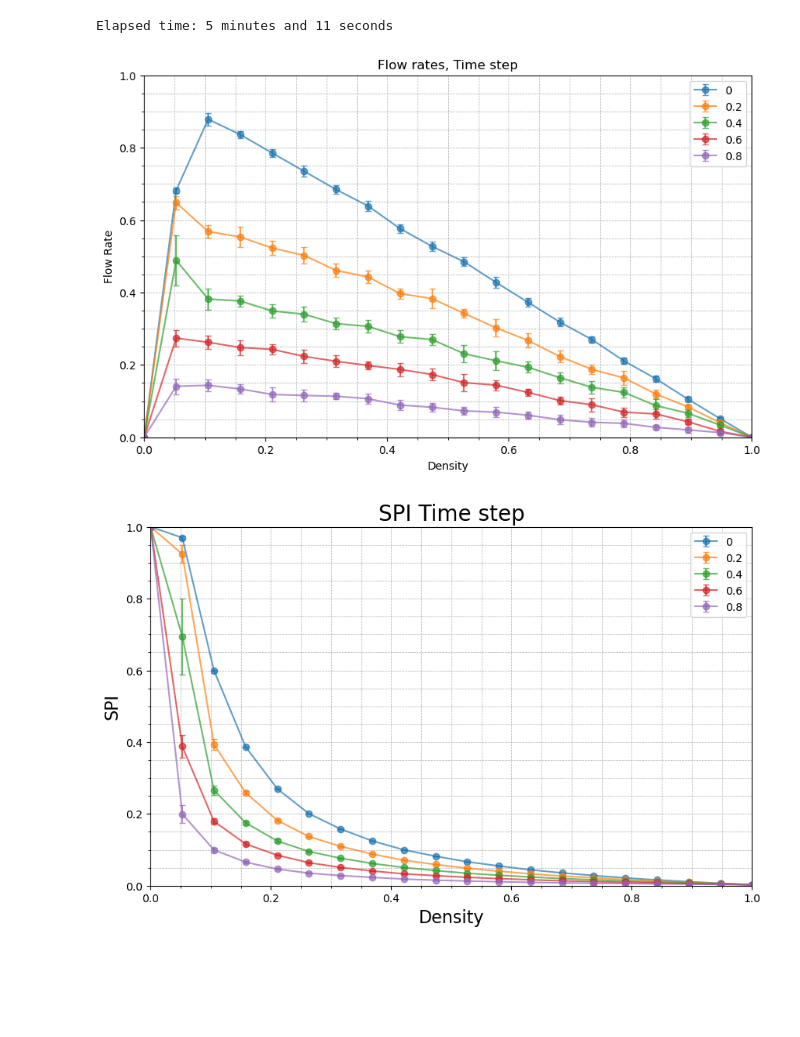
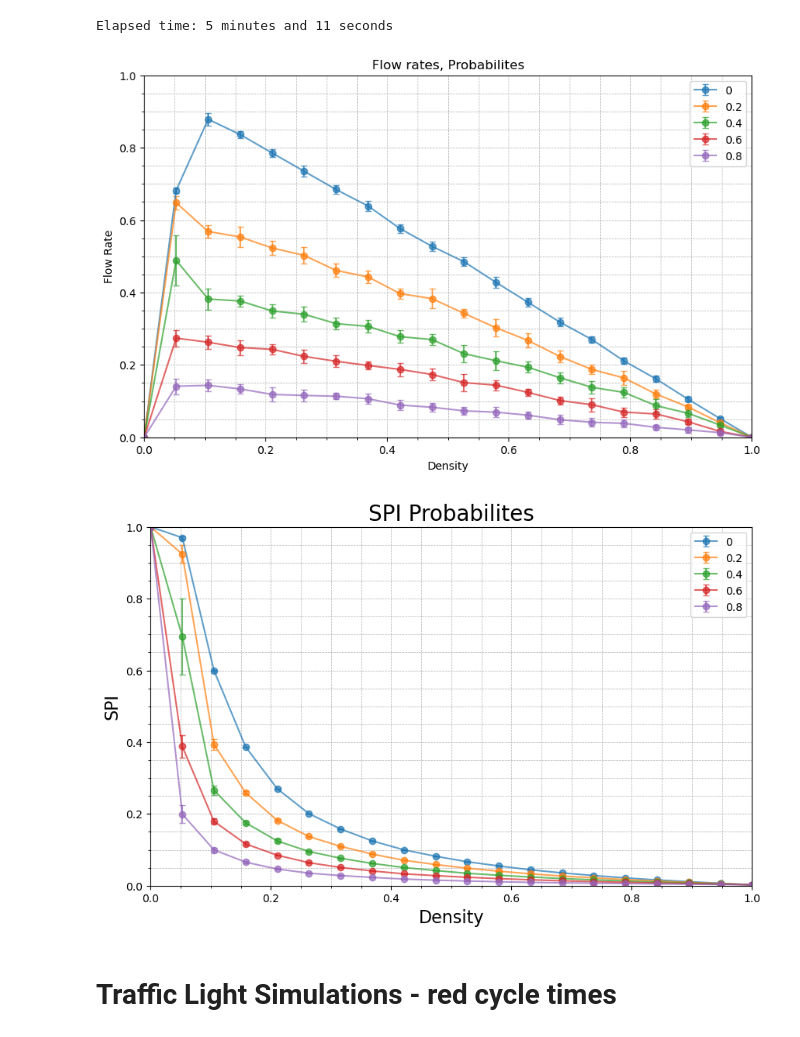
Before and after one commit to turtlesoul25/Traffic_SpeedControls_IM_Project2, a Jupyter notebook: generate_sim_data.ipynb, the cells around one changed output. Saved outputs shown, nothing was run; the diff lists cells and outputs as text; code cells hidden in the pictures; blank space fills up the shorter version.

```diff
--- a/generate_sim_data.ipynb
+++ b/generate_sim_data.ipynb
@@ -307,39 +307,39 @@ Elapsed time: 5 minutes and 11 seconds
 ## test print time step
 means_fr,vars_fr = calculate_mean_var(FR_prob)
 means_spi,vars_spi = calculate_mean_var(SPI_prob)
-title = 'Time step'
+title = 'Probabilites'
 # Plot line plot with error bars representing variance
 plt.figure(figsize=(10, 6))
 plt.minorticks_on()
 plt.grid(which='both', linestyle='--', linewidth=0.5)
 for i, mean in enumerate(means_fr):
     offset = 1 #+ (i) # so the graph does not look overcrowed, [::offset] at the end of array
     plt.errorbar( np.linspace(0, 1, 20)[::offset], mean[::offset], yerr=np.sqrt( vars_fr[i] )[::offset] , alpha=0.7, fmt='-o', label=f'{iter_var[i]}',capsize=3)
 plt.title(f"Flow rates, {title}")
 plt.xlabel("Density")
 plt.ylabel("Flow Rate")
 plt.legend(fontsize='medium',loc='upper right')
 plt.xlim([0,1])
 plt.ylim([0,1])
 plt.show()
 
 # Plot line plot with error bars representing variance
 plt.figure(figsize=(10, 6))
 plt.minorticks_on()
 plt.grid(which='both', linestyle='--', linewidth=0.5)
 for i, mean in enumerate(means_spi):
     offset = 1 #+ (i) # so the graph does not look overcrowed, [::offset] at the end of array
     plt.errorbar( np.linspace(0, 1, data_points)[::offset], mean[::offset], yerr=np.sqrt( vars_spi[i] )[::offset] , alpha=0.7, fmt='-o', label=f'{iter_var[i]}',capsize=3)
 plt.xlabel(f'Density', size=16)
 plt.ylabel('SPI', size=16)
 plt.title(f'SPI {title}',size=20)
 plt.legend(fontsize='medium',loc='upper right')
 plt.xlim([0,1])
 plt.ylim([0,1])
 plt.show()
 # %% [output]
-[figure, old version]
+[figure, new version]
-[figure, old version]
+[figure, new version]
 # %%
 ## save road lenght data
 file = 'prob/'
@@ -347,3 +347,5 @@ file = 'prob/'
 for i, n in enumerate(iter_var):
     np.save(f'{dic}{file}fr_{str(n).replace(".", "_")}.npy', FR_prob[i])
     np.save(f'{dic}{file}spi_{str(n).replace(".", "_")}.npy', SPI_prob[i])
+# %% [markdown]
+# Traffic Light Simulations - red cycle times
```
Also changed, not shown: parts of 9 cells of this notebook, 10 other files.
